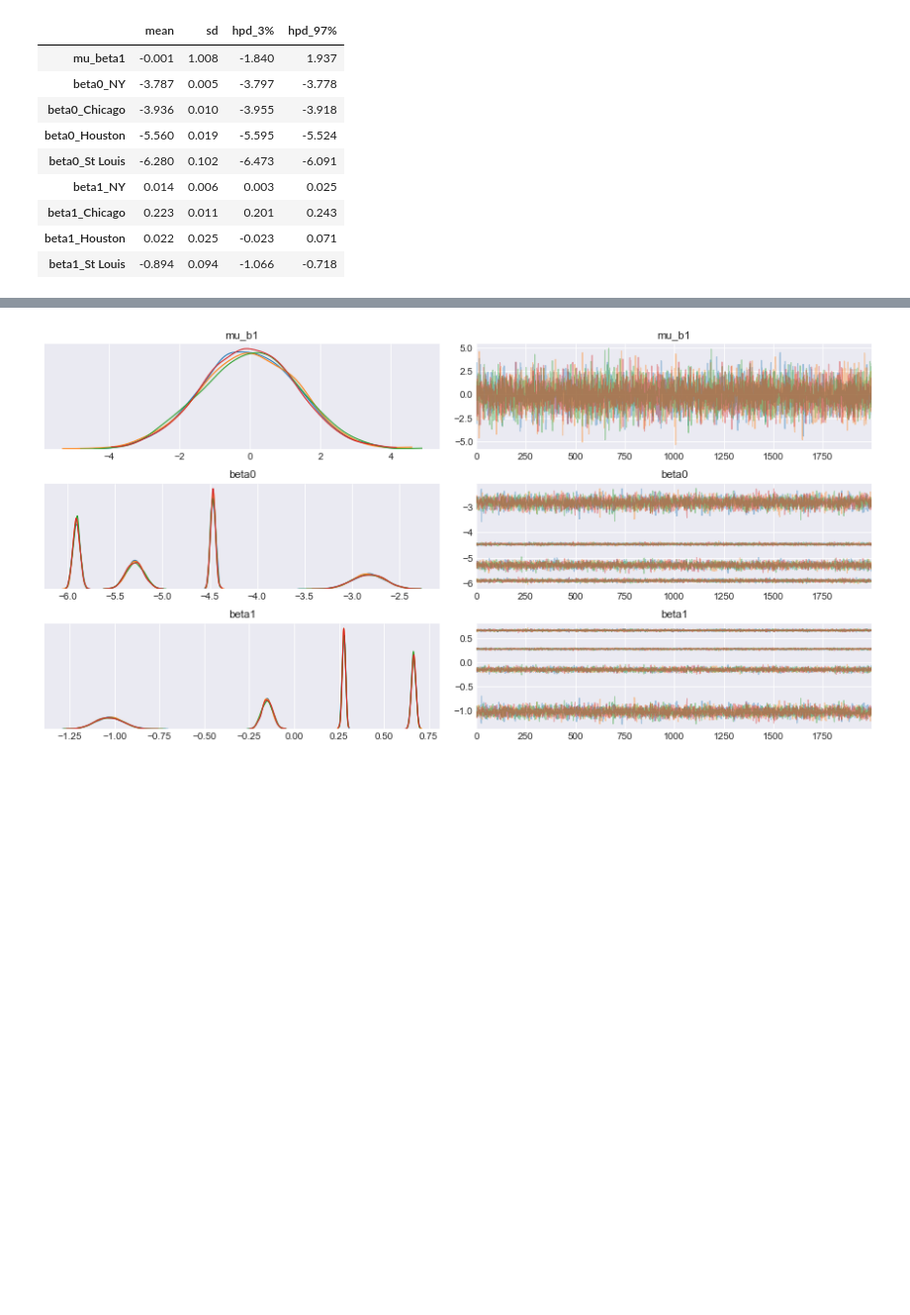
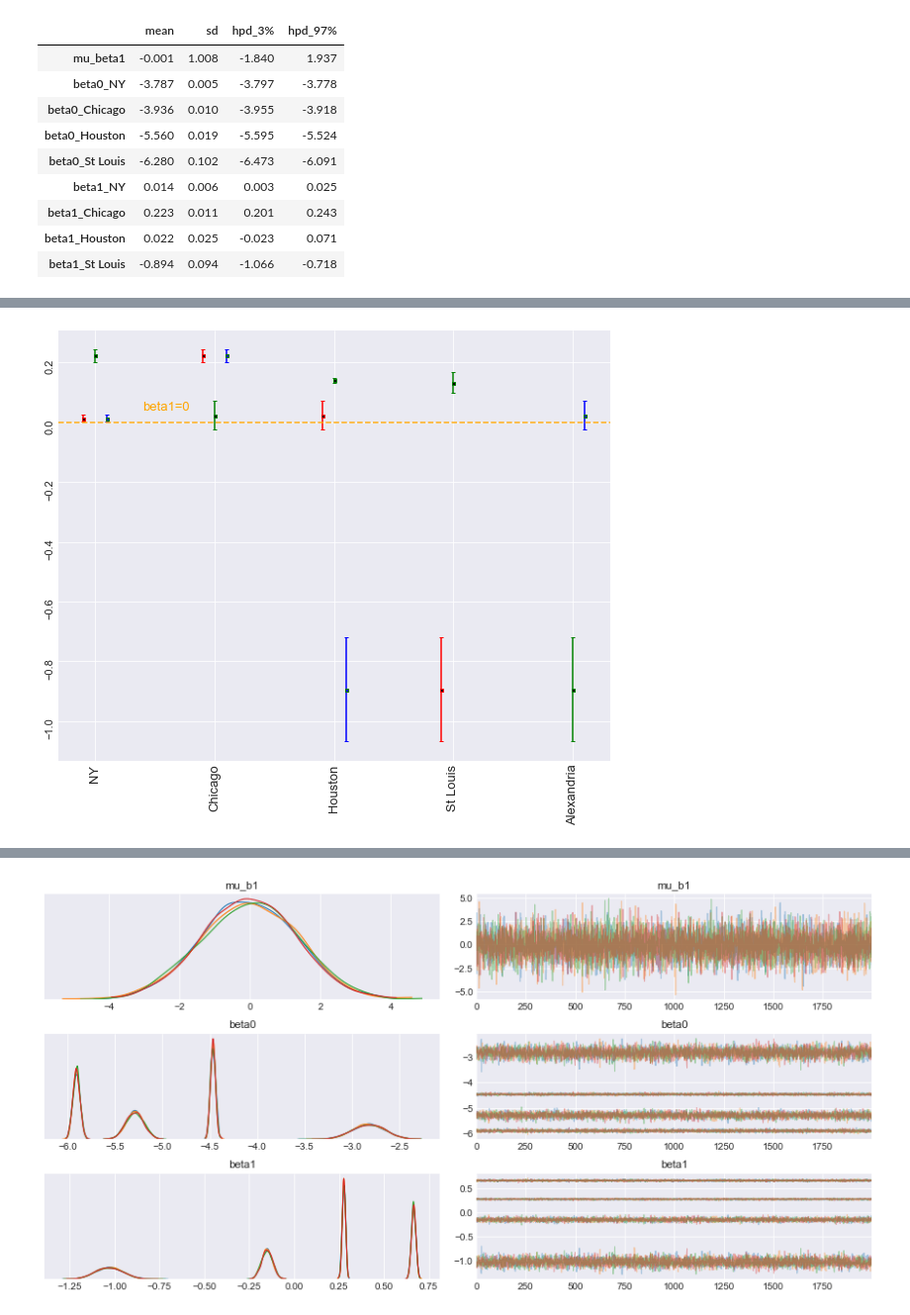
Before and after one commit to kay-wu/MIT-COVID-Datathon, a Jupyter notebook: covid_analysis_all_cities.ipynb, the cells around one changed output, grey strips where cells are left out. Shown at 99% size. Saved outputs shown, nothing was run; the diff lists cells and outputs as text; code cells hidden in the pictures; blank space fills up the shorter version.

```diff
--- a/covid_analysis_all_cities.ipynb
+++ b/covid_analysis_all_cities.ipynb
@@ -919,3 +922,12 @@ NUTS: [beta4, beta3, beta2, beta1, beta0, mu_b1]
+# %%
+with open('./data/traces/trace_low_income2.pkl', 'rb') as f:
+    trc_model_low_income2 = pickle.load(f)
+
+with open('./data/traces/trace_medium_income2.pkl', 'rb') as f:
+    trc_model_medium_income2 = pickle.load(f)
+
+with open('./data/traces/trace_high_income2.pkl', 'rb') as f:
+    trc_model_high_income2 = pickle.load(f)
 # %%
 sum_low = pm.summary(trc_model_low_income2)
 city_low = list(city_lookup_low.keys())
@@ -939,0 +976,10 @@ sum_low_short[['mean','sd','hpd_3%','hpd_97%']]
+# %%
+sum_high = pm.summary(trc_model_high_income2)
+city_high = list(city_lookup_high.keys())
+sum_high_short = sum_low[:9]
+sum_high_short.index = ['mu_beta1', 'beta0_' + city_high[0], 'beta0_' + city_high[1],\
+                 'beta0_' + city_high[2],\
+                'beta0_' + city_high[3],'beta1_' + city_high[0], 'beta1_' + city_high[1],\
+                 'beta1_' + city_high[2],\
+                'beta1_' + city_high[3]]
+sum_high_short[['mean','sd','hpd_3%','hpd_97%']]
@@ -939,0 +997,40 @@ sum_low_short[['mean','sd','hpd_3%','hpd_97%']]
+# %%
+x_2 = np.arange(1.1, 6.1)
+x_1 = (x_2 - 0.1)[:-1]
+x_3 = x_1 + 0.2
+x_3[-1] += 1
+
+plt.figure(figsize=(10,8))
+
+y_2 = sum_medium_short.loc[['beta1_NY','beta1_Chicago','beta1_Houston','beta1_St Louis','beta1_Alexandria'],'mean'].values
+y_err_neg = y_2 - sum_medium_short.loc[['beta1_NY','beta1_Chicago','beta1_Houston','beta1_St Louis','beta1_Alexandria'],'hpd_3%'].values
+y_err_pos = sum_medium_short.loc[['beta1_NY','beta1_Chicago','beta1_Houston','beta1_St Louis','beta1_Alexandria'],'hpd_97%'].values - y_2
+y_err = np.concatenate([y_err_neg.reshape(1,-1), y_err_pos.reshape(1,-1)],axis=0)
+
+plt.errorbar(x_2, y_2, y_err, color="green", capsize=2,linestyle="None",\
+             marker="s", markersize=3, mfc="black", mec="green")
+
+y_1 = sum_low_short.loc[['beta1_NY','beta1_Chicago','beta1_Houston','beta1_St Louis'],'mean'].values
+y_err_neg = y_1 - sum_low_short.loc[['beta1_NY','beta1_Chicago','beta1_Houston','beta1_St Louis'],'hpd_3%'].values
+y_err_pos = sum_low_short.loc[['beta1_NY','beta1_Chicago','beta1_Houston','beta1_St Louis'],'hpd_97%'].values - y_1
+y_err = np.concatenate([y_err_neg.reshape(1,-1), y_err_pos.reshape(1,-1)],axis=0)
+
+plt.errorbar(x_1, y_1, y_err, color="red", capsize=2,linestyle="None",\
+             marker="s", markersize=3, mfc="black", mec="red")
+
+
+
+y_3 = sum_high_short.loc[['beta1_NY','beta1_Chicago','beta1_Houston','beta1_Alexandria'],'mean'].values
+y_err_neg = y_3 - sum_high_short.loc[['beta1_NY','beta1_Chicago','beta1_Houston','beta1_Alexandria'],'hpd_3%'].values
+y_err_pos = sum_high_short.loc[['beta1_NY','beta1_Chicago','beta1_Houston','beta1_Alexandria'],'hpd_97%'].values - y_3
+y_err = np.concatenate([y_err_neg.reshape(1,-1), y_err_pos.reshape(1,-1)],axis=0)
+
+plt.errorbar(x_3, y_3, y_err, color="blue", capsize=2,linestyle="None",\
+             marker="s", markersize=3, mfc="blue", mec="green")
+plt.xticks(x_2, labels = ['NY','Chicago','Houston','St Louis','Alexandria'],rotation=90,fontsize=13)
+plt.yticks(rotation=90,fontsize=11)
+plt.axhline(0, color='orange',alpha=0.9, linestyle='--')
+plt.text(1.5, 0.04, 'beta1=0', color='orange', fontsize=13)
+plt.savefig(os.path.join(figures_dir, 'HPD_intervals2'))
+# %% [output]
+[figure, added]
```
Also changed, not shown: parts of 17 cells of this notebook.
